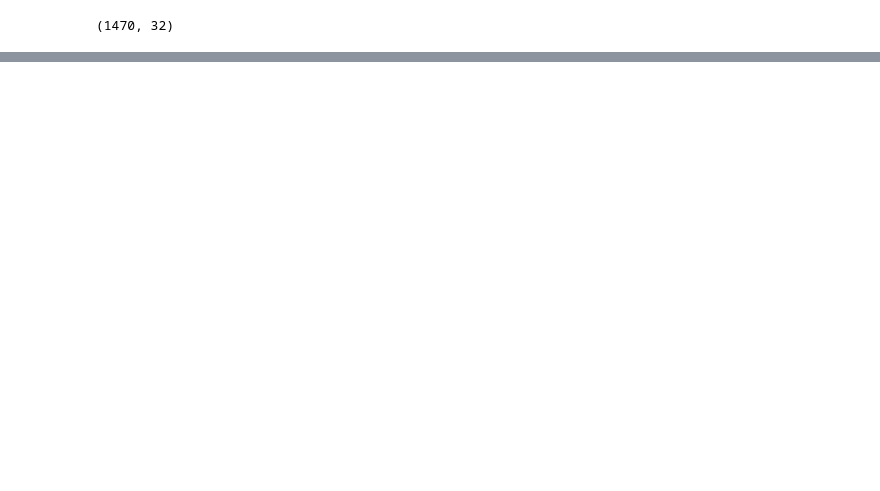
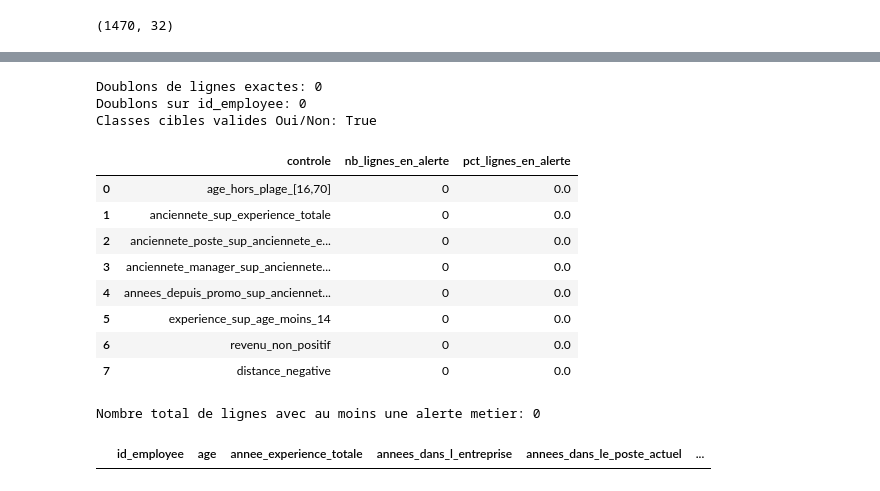
Before and after one commit to rayakevin/OCR_PROJET_4, a Jupyter notebook: notebooks/01_EDA.ipynb, the cells around one changed output, grey strips where cells are left out. Cells and saved outputs as stored; diff of their text form; code cells hidden in the pictures; blank space fills up the shorter version.

```diff
--- a/notebooks/01_EDA.ipynb
+++ b/notebooks/01_EDA.ipynb
@@ -747,0 +775,49 @@ df_global.to_csv(output_path, index=False)
+# %%
+# 1) Controles explicites des doublons et incoherences metier
+
+row_duplicates = int(df_global.duplicated().sum())
+id_duplicates = int(df_global['id_employee'].duplicated().sum())
+
+target_ok = set(df_global['a_quitte_l_entreprise'].dropna().unique()) <= {'Oui', 'Non'}
+
+checks = {
+    'age_hors_plage_[16,70]': (df_global['age'] < 16) | (df_global['age'] > 70),
+    'anciennete_sup_experience_totale': df_global['annees_dans_l_entreprise'] > df_global['annee_experience_totale'],
+    'anciennete_poste_sup_anciennete_entreprise': df_global['annees_dans_le_poste_actuel'] > df_global['annees_dans_l_entreprise'],
+    'anciennete_manager_sup_anciennete_entreprise': df_global['annes_sous_responsable_actuel'] > df_global['annees_dans_l_entreprise'],
+    'annees_depuis_promo_sup_anciennete_entreprise': df_global['annees_depuis_la_derniere_promotion'] > df_global['annees_dans_l_entreprise'],
+    'experience_sup_age_moins_14': df_global['annee_experience_totale'] > (df_global['age'] - 14),
+    'revenu_non_positif': df_global['revenu_mensuel'] <= 0,
+    'distance_negative': df_global['distance_domicile_travail'] < 0,
+}
+
+check_summary = pd.DataFrame({
+    'controle': list(checks.keys()),
+    'nb_lignes_en_alerte': [int(mask.sum()) for mask in checks.values()],
+})
+check_summary['pct_lignes_en_alerte'] = (check_summary['nb_lignes_en_alerte'] / len(df_global) * 100).round(2)
+
+print(f'Doublons de lignes exactes: {row_duplicates}')
+print(f'Doublons sur id_employee: {id_duplicates}')
+print(f'Classes cibles valides Oui/Non: {target_ok}')
+display(check_summary.sort_values(by='nb_lignes_en_alerte', ascending=False))
+
+# Lignes concernees par au moins une incoherence metier
+any_issue_mask = pd.concat(checks.values(), axis=1).any(axis=1)
+print(f'Nombre total de lignes avec au moins une alerte metier: {int(any_issue_mask.sum())}')
+display(df_global.loc[any_issue_mask, ['id_employee','age','annee_experience_totale','annees_dans_l_entreprise','annees_dans_le_poste_actuel','annes_sous_responsable_actuel','annees_depuis_la_derniere_promotion','revenu_mensuel','distance_domicile_travail']].head(10))
+# %% [output]
+Doublons de lignes exactes: 0
+Doublons sur id_employee: 0
+Classes cibles valides Oui/Non: True
+|  | controle | nb_lignes_en_alerte | pct_lignes_en_alerte |
+| 0 | age_hors_plage_[16,70] | 0 | 0.0 |
+| 1 | anciennete_sup_experience_totale | 0 | 0.0 |
+| 2 | anciennete_poste_sup_anciennete_e... | 0 | 0.0 |
+| 3 | anciennete_manager_sup_anciennete... | 0 | 0.0 |
+| 4 | annees_depuis_promo_sup_anciennet... | 0 | 0.0 |
+| 5 | experience_sup_age_moins_14 | 0 | 0.0 |
+| 6 | revenu_non_positif | 0 | 0.0 |
+| 7 | distance_negative | 0 | 0.0 |
+Nombre total de lignes avec au moins une alerte metier: 0
+|  | id_employee | age | annee_experience_totale | annees_dans_l_entreprise | annees_dans_le_poste_actuel | ... |
```
Also changed, not shown: parts of 8 cells of this notebook, 14 other files.
